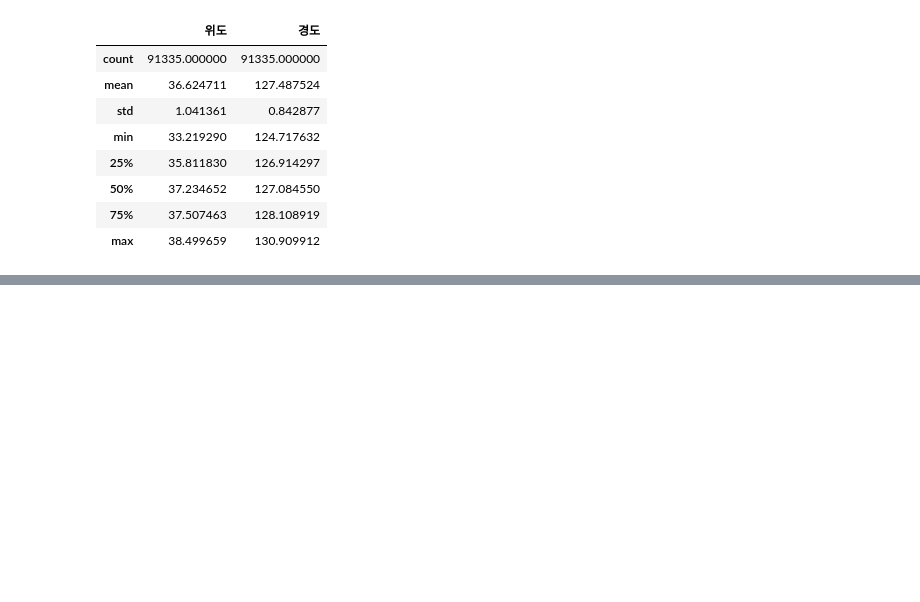
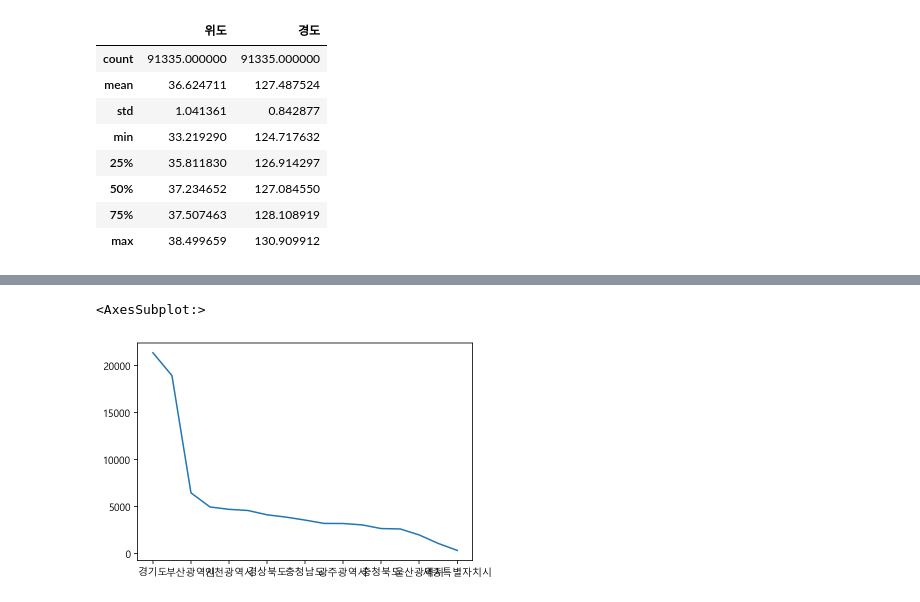
Before and after one commit to elevenfofiv/TodayCode, a Jupyter notebook: hospital_analysis.ipynb, the cells around one changed output, grey strips where cells are left out. Cells and saved outputs as stored; diff of their text form; code cells hidden in the pictures; blank space fills up the shorter version.

```diff
--- a/hospital_analysis.ipynb
+++ b/hospital_analysis.ipynb
@@ -292,0 +321,3 @@ df.describe(include="object")
+# %%
+city  = df["시도명"].value_counts()
+city
@@ -292,0 +345,5 @@ df.describe(include="object")
+# %%
+city.plot()
+# %% [output]
+<AxesSubplot:>
+[figure, added]
```
Also changed, not shown: parts of 58 cells of this notebook.
